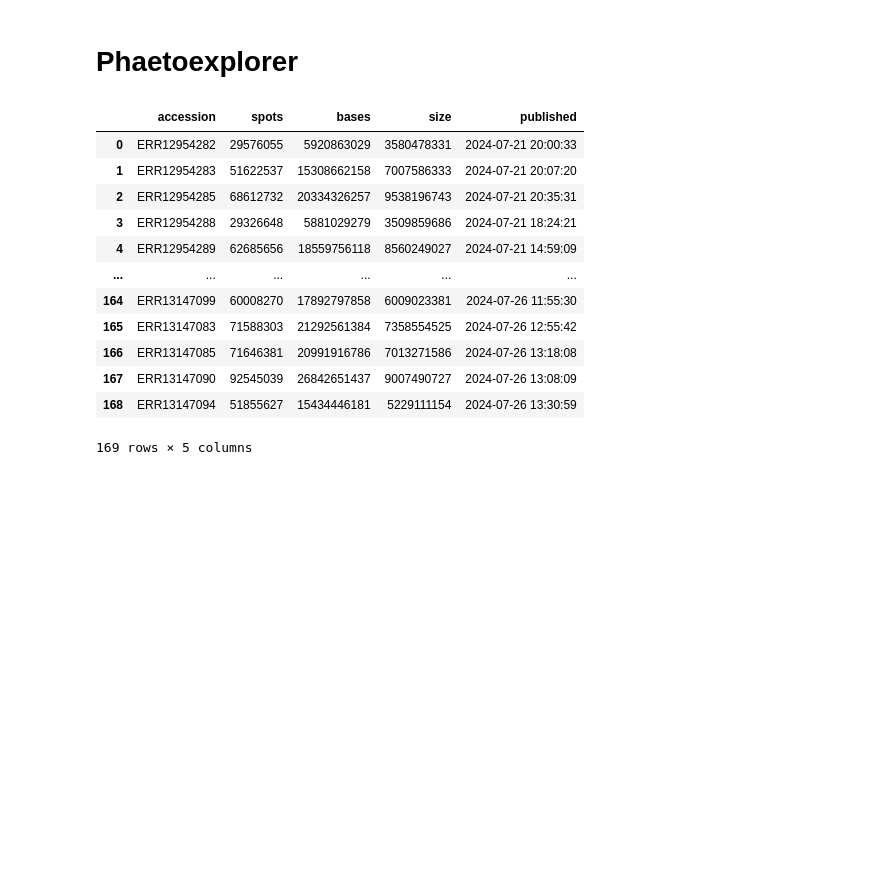
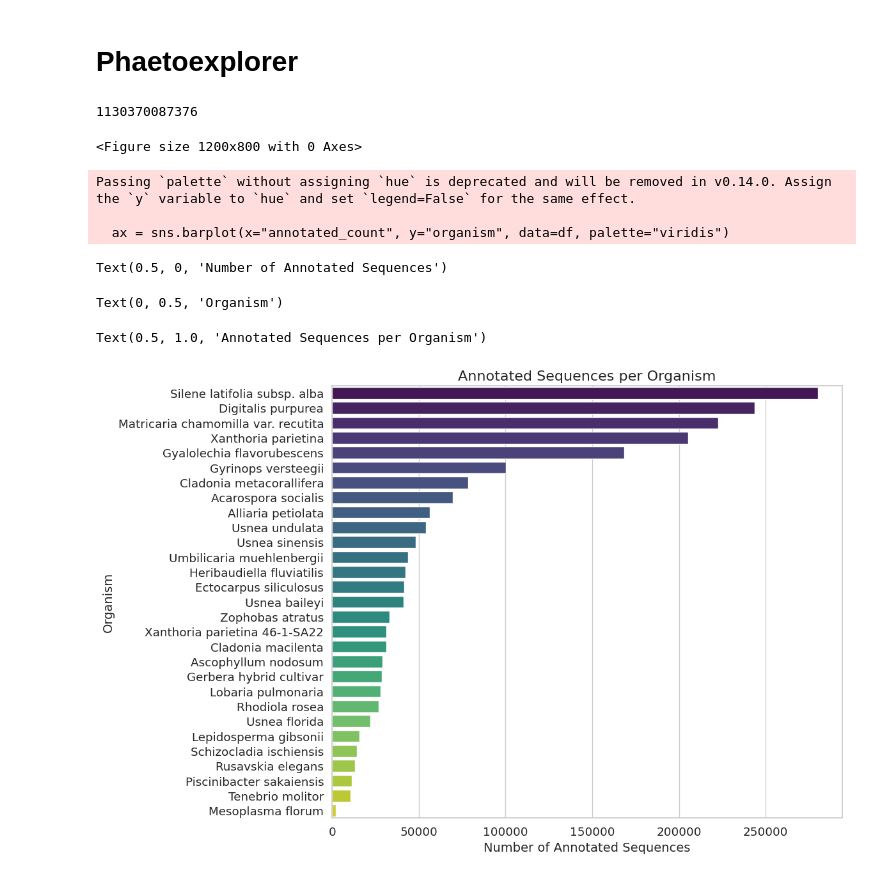
Before and after one commit to arudhir/planter, a Jupyter notebook: notebooks/master-database.ipynb, the cells around one changed output. Cells and saved outputs as stored; diff of their text form; code cells hidden in the pictures; blank space fills up the shorter version.

```diff
--- a/notebooks/master-database.ipynb
+++ b/notebooks/master-database.ipynb
@@ -664,18 +664,39 @@ for sra_id in PHAETOEXPLORER_SRA_IDS:
     phaetoexplorer_metadata.append(md)
     sleep(2)
 # %%
-pd.DataFrame([md['run'] for md in phaetoexplorer_metadata])
+pd.DataFrame([md['run'] for md in phaetoexplorer_metadata])['size'].astype(int).sum()
 # %% [output]
-|  | accession | spots | bases | size | published |
-| 0 | ERR12954282 | 29576055 | 5920863029 | 3580478331 | 2024-07-21 20:00:33 |
-| 1 | ERR12954283 | 51622537 | 15308662158 | 7007586333 | 2024-07-21 20:07:20 |
-| 2 | ERR12954285 | 68612732 | 20334326257 | 9538196743 | 2024-07-21 20:35:31 |
-| 3 | ERR12954288 | 29326648 | 5881029279 | 3509859686 | 2024-07-21 18:24:21 |
-| 4 | ERR12954289 | 62685656 | 18559756118 | 8560249027 | 2024-07-21 14:59:09 |
-| ... | ... | ... | ... | ... | ... |
-| 164 | ERR13147099 | 60008270 | 17892797858 | 6009023381 | 2024-07-26 11:55:30 |
-| 165 | ERR13147083 | 71588303 | 21292561384 | 7358554525 | 2024-07-26 12:55:42 |
-| 166 | ERR13147085 | 71646381 | 20991916786 | 7013271586 | 2024-07-26 13:18:08 |
-| 167 | ERR13147090 | 92545039 | 26842651437 | 9007490727 | 2024-07-26 13:08:09 |
-| 168 | ERR13147094 | 51855627 | 15434446181 | 5229111154 | 2024-07-26 13:30:59 |
-169 rows × 5 columns
+1130370087376
+# %%
+master_db_path = '/mnt/data3/planter_outputs/master.duckdb'
+
+# Query: Count representative sequences per organism
+query = """
+    SELECT m.organism, COUNT(a.seqhash_id) AS annotated_count
+    FROM sequences s
+    JOIN sra_metadata m ON s.sample_id = m.sample_id
+    LEFT JOIN annotations a ON s.seqhash_id = a.seqhash_id
+    WHERE a.seqhash_id IS NOT NULL
+    GROUP BY m.organism
+    ORDER BY annotated_count DESC
+"""
+with duckdb.connect(master_db_path) as con:
+    df = con.execute(query).fetchdf()
+
+sns.set(style="whitegrid", font_scale=1.2)
+plt.figure(figsize=(12, 8))
+ax = sns.barplot(x="annotated_count", y="organism", data=df, palette="viridis")
+ax.set_xlabel("Number of Annotated Sequences", fontsize=14)
+ax.set_ylabel("Organism", fontsize=14)
+ax.set_title("Annotated Sequences per Organism", fontsize=16)
+plt.tight_layout()
+plt.show()
+# %% [output]
+<Figure size 1200x800 with 0 Axes>
+Passing `palette` without assigning `hue` is deprecated and will be removed in v0.14.0. Assign the `y` variable to `hue` and set `legend=False` for the same effect.
+
+  ax = sns.barplot(x="annotated_count", y="organism", data=df, palette="viridis")
+Text(0.5, 0, 'Number of Annotated Sequences')
+Text(0, 0.5, 'Organism')
+Text(0.5, 1.0, 'Annotated Sequences per Organism')
+[figure, added]
```
Also changed, not shown: parts of 1 cell of this notebook, 6 other files.
